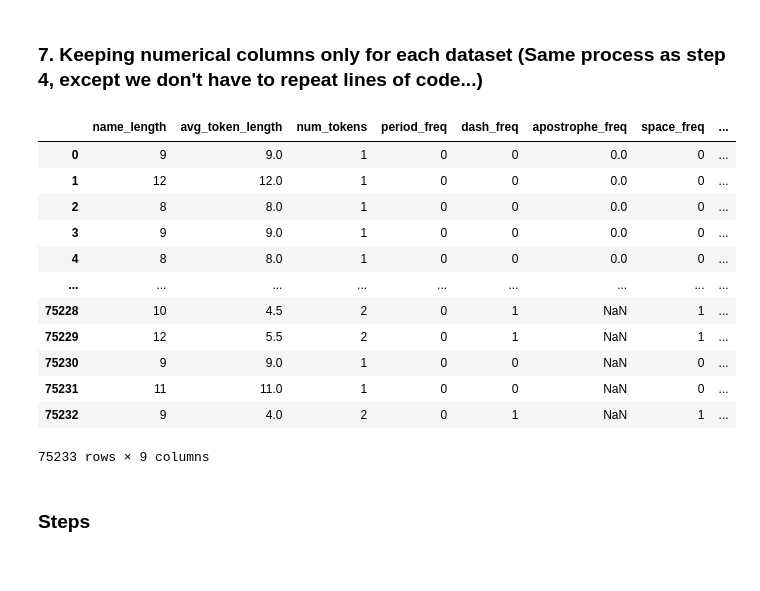
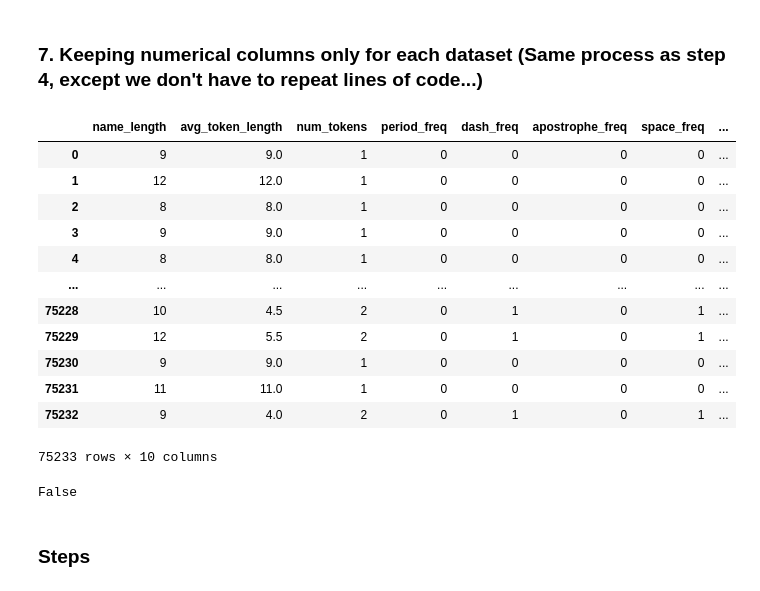
Before and after one commit to Exiger-project/Name_Of_Origin_Project-, a Jupyter notebook: LatinNamesConsolidation.ipynb, the cells around one changed output. Cells and saved outputs as stored; diff of their text form; code cells hidden in the pictures.

```diff
--- a/LatinNamesConsolidation.ipynb
+++ b/LatinNamesConsolidation.ipynb
@@ -191,23 +227,30 @@ merged_df
 # %% [markdown]
 ### 7. Keeping numerical columns only for each dataset (Same process as step 4, except we don't have to repeat lines of code...)
 # %%
+label_col = merged_df['language']
 merged_df = merged_df.select_dtypes(exclude = 'object')
 merged_df.drop('trigrams_cosine_sim', inplace = True, axis = 1)
+merged_df['language'] = label_col
 merged_df
 # %% [output]
 |  | name_length | avg_token_length | num_tokens | period_freq | dash_freq | apostrophe_freq | space_freq | ... |
-| 0 | 9 | 9.0 | 1 | 0 | 0 | 0.0 | 0 | ... |
-| 1 | 12 | 12.0 | 1 | 0 | 0 | 0.0 | 0 | ... |
-| 2 | 8 | 8.0 | 1 | 0 | 0 | 0.0 | 0 | ... |
-| 3 | 9 | 9.0 | 1 | 0 | 0 | 0.0 | 0 | ... |
-| 4 | 8 | 8.0 | 1 | 0 | 0 | 0.0 | 0 | ... |
+| 0 | 9 | 9.0 | 1 | 0 | 0 | 0 | 0 | ... |
+| 1 | 12 | 12.0 | 1 | 0 | 0 | 0 | 0 | ... |
+| 2 | 8 | 8.0 | 1 | 0 | 0 | 0 | 0 | ... |
+| 3 | 9 | 9.0 | 1 | 0 | 0 | 0 | 0 | ... |
+| 4 | 8 | 8.0 | 1 | 0 | 0 | 0 | 0 | ... |
 | ... | ... | ... | ... | ... | ... | ... | ... | ... |
-| 75228 | 10 | 4.5 | 2 | 0 | 1 | NaN | 1 | ... |
-| 75229 | 12 | 5.5 | 2 | 0 | 1 | NaN | 1 | ... |
-| 75230 | 9 | 9.0 | 1 | 0 | 0 | NaN | 0 | ... |
-| 75231 | 11 | 11.0 | 1 | 0 | 0 | NaN | 0 | ... |
-| 75232 | 9 | 4.0 | 2 | 0 | 1 | NaN | 1 | ... |
+| 75228 | 10 | 4.5 | 2 | 0 | 1 | 0 | 1 | ... |
+| 75229 | 12 | 5.5 | 2 | 0 | 1 | 0 | 1 | ... |
+| 75230 | 9 | 9.0 | 1 | 0 | 0 | 0 | 0 | ... |
+| 75231 | 11 | 11.0 | 1 | 0 | 0 | 0 | 0 | ... |
+| 75232 | 9 | 4.0 | 2 | 0 | 1 | 0 | 1 | ... |
-75233 rows × 9 columns
+75233 rows × 10 columns
+# %%
+# checking that there are no null values
+np.any(pd.isnull(merged_df))
+# %% [output]
+False
 # %% [markdown]
 ### Steps
 # %% [markdown]
```
Also changed, not shown: parts of 36 cells of this notebook.
